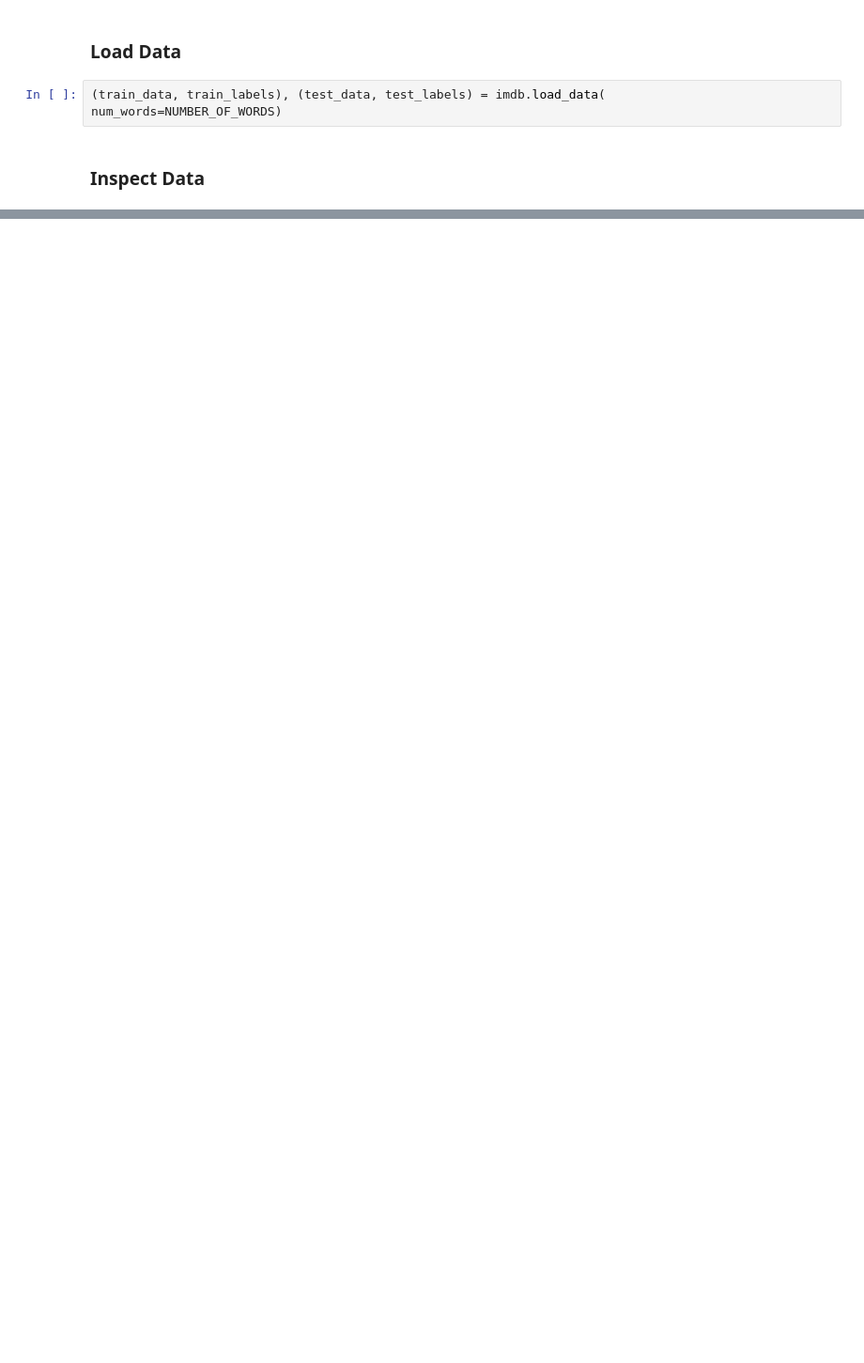
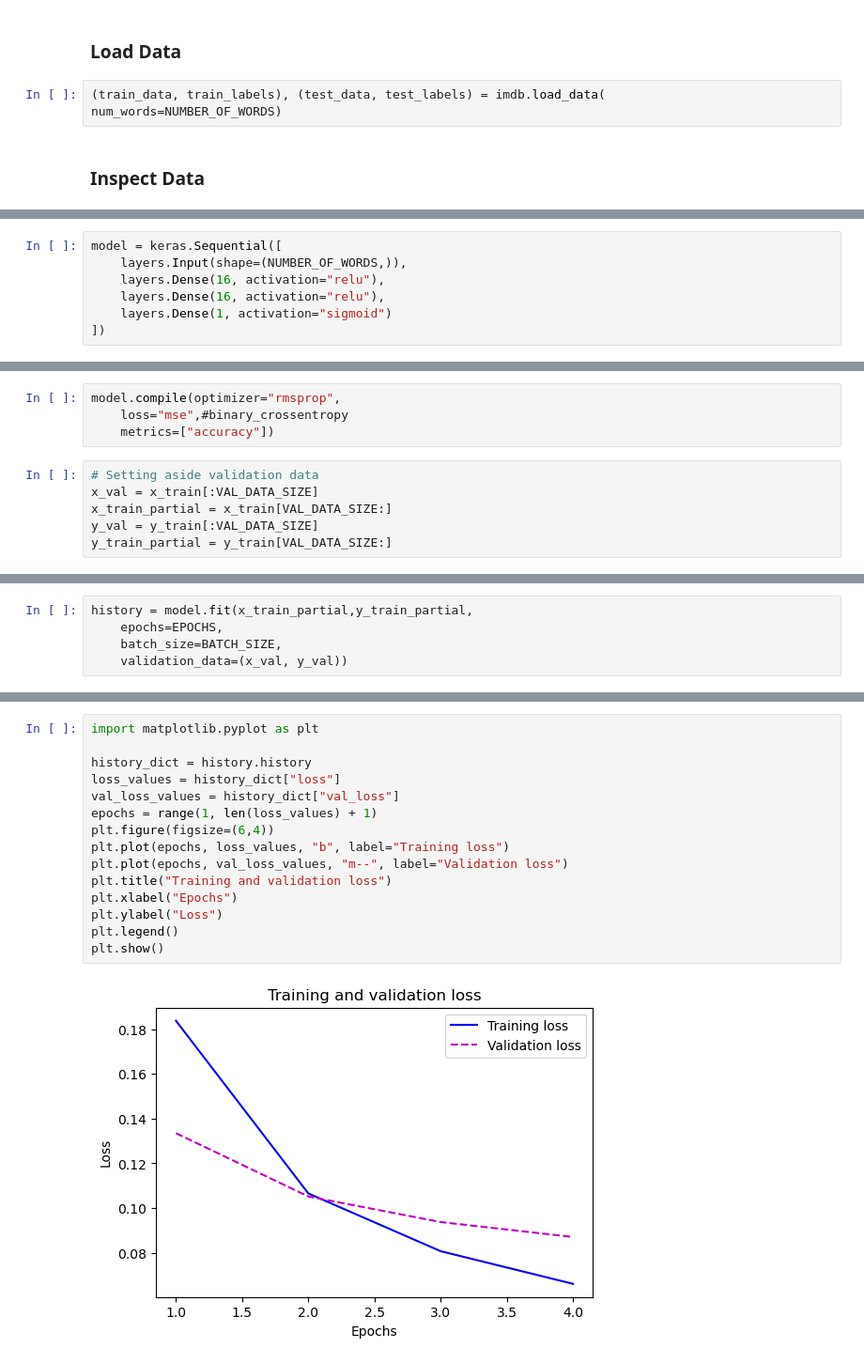
Before and after one commit to poorya-yousefi/deeplearning-practical, a Jupyter notebook: 01_IMDB_Binary_Classification.ipynb, the cells around one changed output, grey strips where cells are left out. Shown at 94% size. Cells and saved outputs as stored; diff of their text form; blank space fills up the shorter version.

Commit message:
Complete Binary classification example.

```diff
--- a/01_IMDB_Binary_Classification.ipynb
+++ b/01_IMDB_Binary_Classification.ipynb
@@ -32,0 +119,7 @@ max([max(seq) for seq in train_data])
+# %%
+model = keras.Sequential([
+    layers.Input(shape=(NUMBER_OF_WORDS,)),
+    layers.Dense(16, activation="relu"),
+    layers.Dense(16, activation="relu"),
+    layers.Dense(1, activation="sigmoid")
+])
@@ -32,0 +144,10 @@ max([max(seq) for seq in train_data])
+# %%
+model.compile(optimizer="rmsprop",
+    loss="mse",#binary_crossentropy
+    metrics=["accuracy"])
+# %%
+# Setting aside validation data
+x_val = x_train[:VAL_DATA_SIZE]
+x_train_partial = x_train[VAL_DATA_SIZE:]
+y_val = y_train[:VAL_DATA_SIZE]
+y_train_partial = y_train[VAL_DATA_SIZE:]
@@ -32,0 +156,5 @@ max([max(seq) for seq in train_data])
+# %%
+history = model.fit(x_train_partial,y_train_partial,
+    epochs=EPOCHS,
+    batch_size=BATCH_SIZE,
+    validation_data=(x_val, y_val))
@@ -32,0 +172,17 @@ max([max(seq) for seq in train_data])
+# %%
+import matplotlib.pyplot as plt
+
+history_dict = history.history
+loss_values = history_dict["loss"]
+val_loss_values = history_dict["val_loss"]
+epochs = range(1, len(loss_values) + 1)
+plt.figure(figsize=(6,4))
+plt.plot(epochs, loss_values, "b", label="Training loss")
+plt.plot(epochs, val_loss_values, "m--", label="Validation loss")
+plt.title("Training and validation loss")
+plt.xlabel("Epochs")
+plt.ylabel("Loss")
+plt.legend()
+plt.show()
+# %% [output]
+[figure, added]
```
Also changed, not shown: parts of 21 cells of this notebook.
